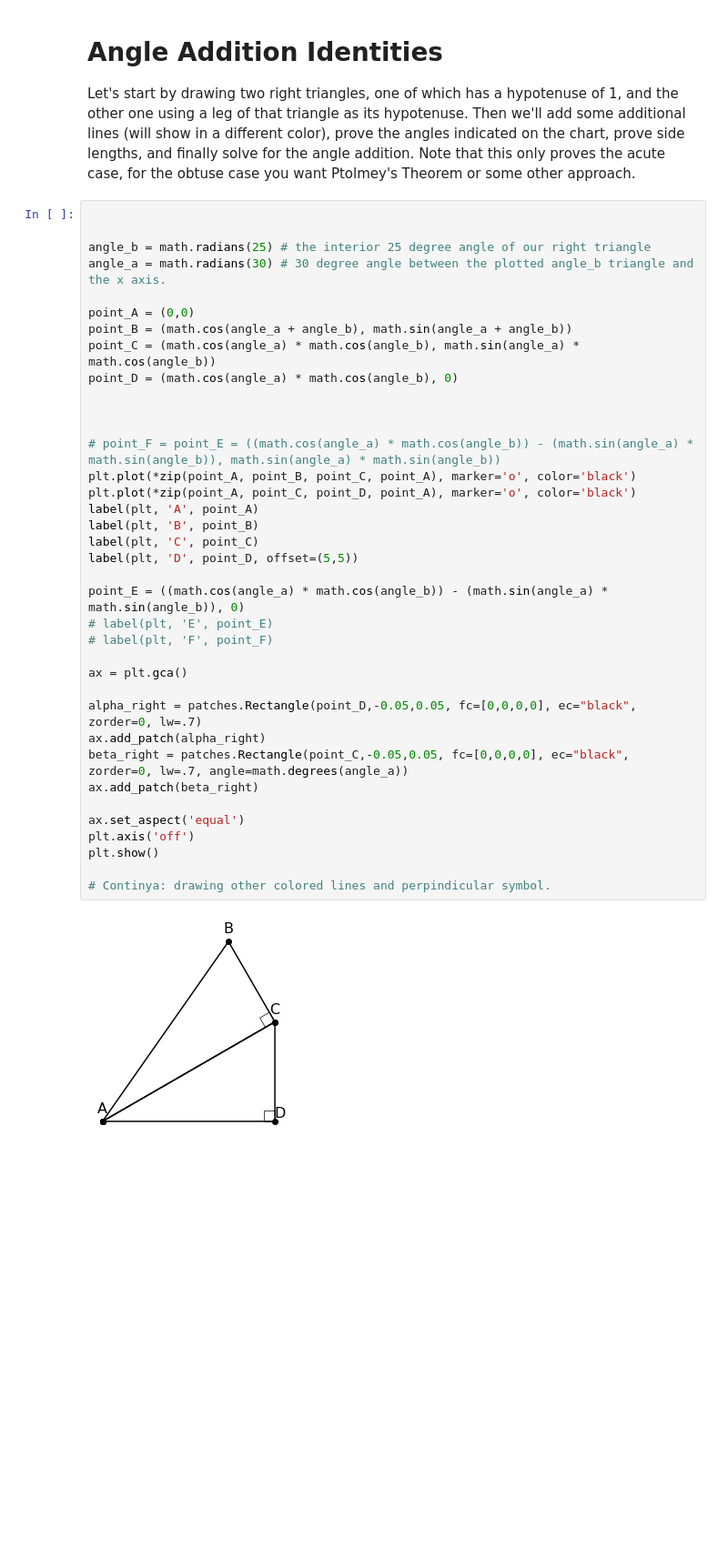
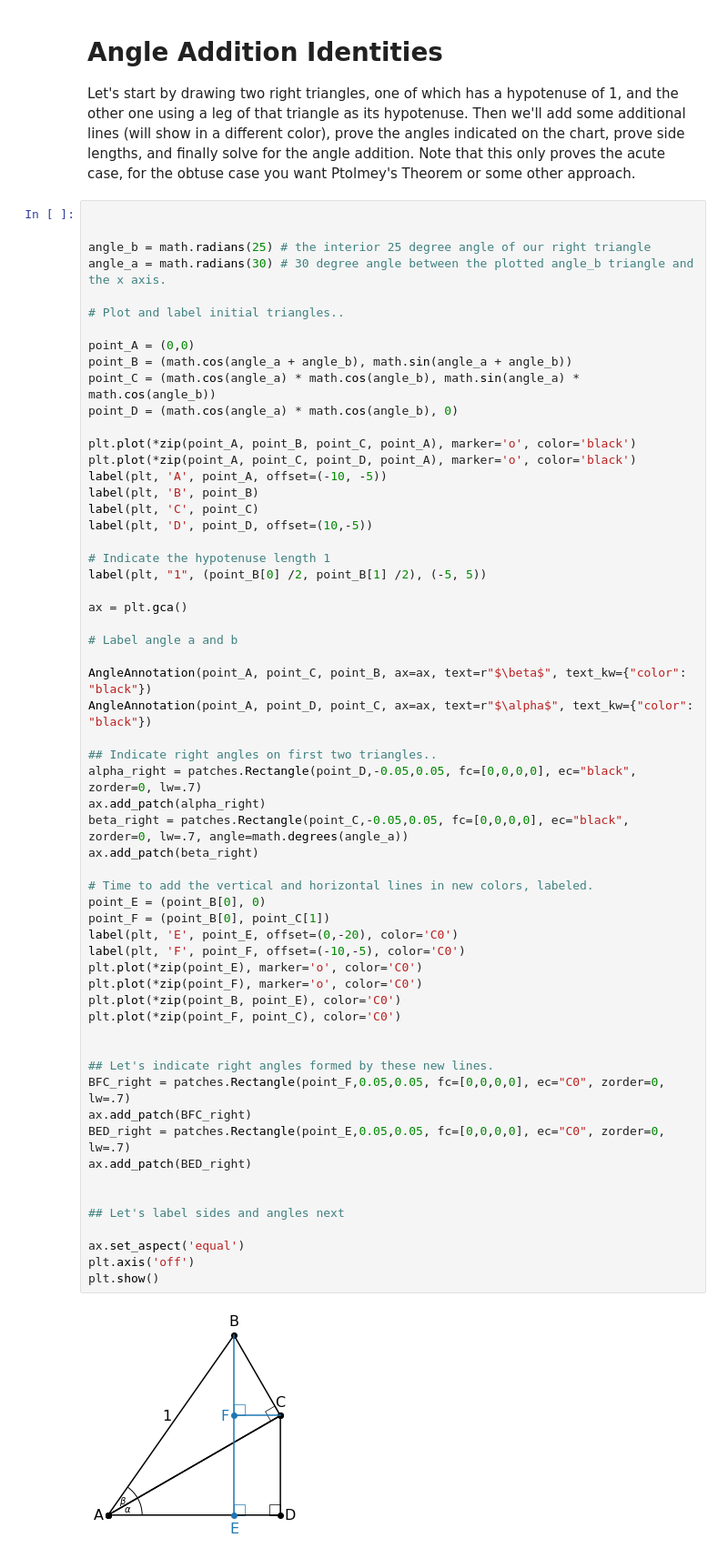
Before and after one commit to bsgreenb/math-tools, a Jupyter notebook: Trig.ipynb, the cells around one changed output. Shown: that part at 91% size. Drawn from its saved outputs; the diff is of its cells as text; blank space fills up the shorter version.

Commit message:
Add alpha and beta angles

```diff
--- a/Trig.ipynb
+++ b/Trig.ipynb
@@ -372,39 +372,61 @@ Let's start by drawing two right triangles, one of which has a hypotenuse of 1,
 # %%
 
 
 angle_b = math.radians(25) # the interior 25 degree angle of our right triangle
 angle_a = math.radians(30) # 30 degree angle between the plotted angle_b triangle and the x axis.
 
+# Plot and label initial triangles..
+
 point_A = (0,0)
 point_B = (math.cos(angle_a + angle_b), math.sin(angle_a + angle_b))
 point_C = (math.cos(angle_a) * math.cos(angle_b), math.sin(angle_a) * math.cos(angle_b))
 point_D = (math.cos(angle_a) * math.cos(angle_b), 0)
 
-
-
-# point_F = point_E = ((math.cos(angle_a) * math.cos(angle_b)) - (math.sin(angle_a) * math.sin(angle_b)), math.sin(angle_a) * math.sin(angle_b))
 plt.plot(*zip(point_A, point_B, point_C, point_A), marker='o', color='black')
 plt.plot(*zip(point_A, point_C, point_D, point_A), marker='o', color='black')
-label(plt, 'A', point_A)
+label(plt, 'A', point_A, offset=(-10, -5))
 label(plt, 'B', point_B)
 label(plt, 'C', point_C)
-label(plt, 'D', point_D, offset=(5,5))
+label(plt, 'D', point_D, offset=(10,-5))
 
-point_E = ((math.cos(angle_a) * math.cos(angle_b)) - (math.sin(angle_a) * math.sin(angle_b)), 0)
-# label(plt, 'E', point_E)
-# label(plt, 'F', point_F)
+# Indicate the hypotenuse length 1
+label(plt, "1", (point_B[0] /2, point_B[1] /2), (-5, 5))
 
 ax = plt.gca()
 
+# Label angle a and b
+
+AngleAnnotation(point_A, point_C, point_B, ax=ax, text=r"$\beta$", text_kw={"color": "black"})
+AngleAnnotation(point_A, point_D, point_C, ax=ax, text=r"$\alpha$", text_kw={"color": "black"})
+
+## Indicate right angles on first two triangles..
 alpha_right = patches.Rectangle(point_D,-0.05,0.05, fc=[0,0,0,0], ec="black", zorder=0, lw=.7)
 ax.add_patch(alpha_right)
 beta_right = patches.Rectangle(point_C,-0.05,0.05, fc=[0,0,0,0], ec="black", zorder=0, lw=.7, angle=math.degrees(angle_a))
 ax.add_patch(beta_right)
 
+# Time to add the vertical and horizontal lines in new colors, labeled.
+point_E = (point_B[0], 0)
+point_F = (point_B[0], point_C[1])
+label(plt, 'E', point_E, offset=(0,-20), color='C0')
+label(plt, 'F', point_F, offset=(-10,-5), color='C0')
+plt.plot(*zip(point_E), marker='o', color='C0')
+plt.plot(*zip(point_F), marker='o', color='C0')
+plt.plot(*zip(point_B, point_E), color='C0')
+plt.plot(*zip(point_F, point_C), color='C0')
+
+
+## Let's indicate right angles formed by these new lines.
+BFC_right = patches.Rectangle(point_F,0.05,0.05, fc=[0,0,0,0], ec="C0", zorder=0, lw=.7)
+ax.add_patch(BFC_right)
+BED_right = patches.Rectangle(point_E,0.05,0.05, fc=[0,0,0,0], ec="C0", zorder=0, lw=.7)
+ax.add_patch(BED_right)
+
+
+## Let's label sides and angles next
+
 ax.set_aspect('equal')
 plt.axis('off')
 plt.show()
-
-# Continya: drawing other colored lines and perpindicular symbol.
 # %% [output]
-[figure, old version]
+[figure, new version]
```
Also changed, not shown: 1 other file.
